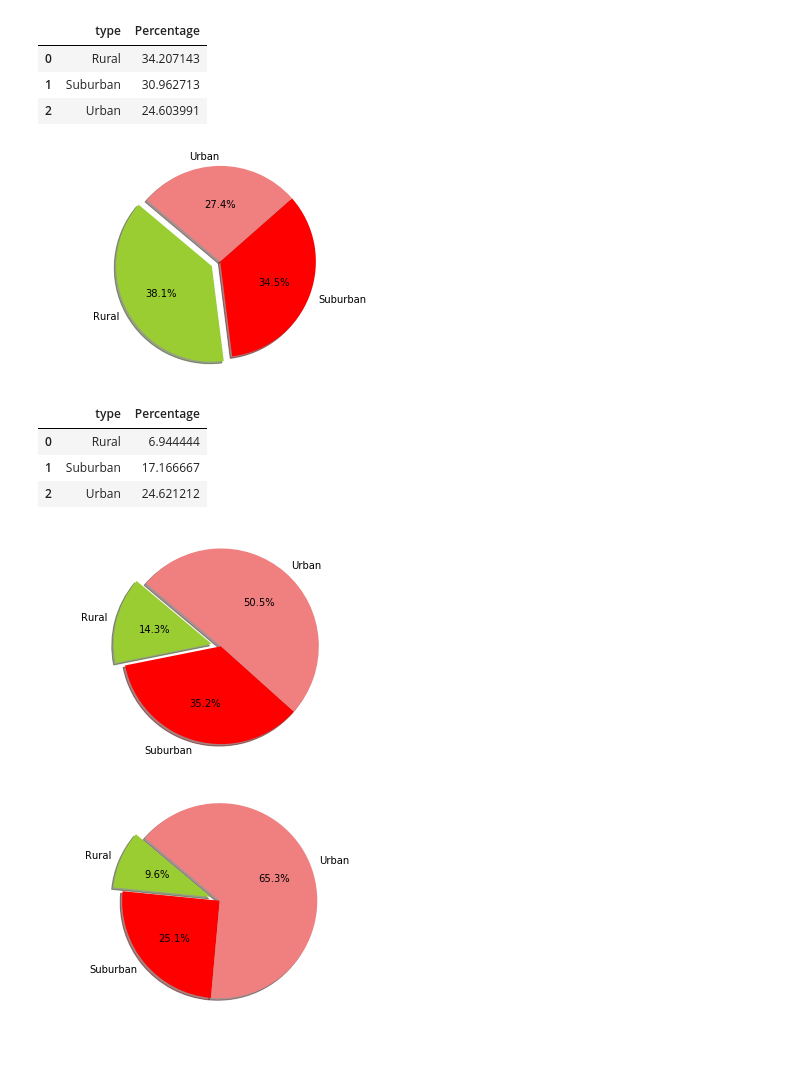
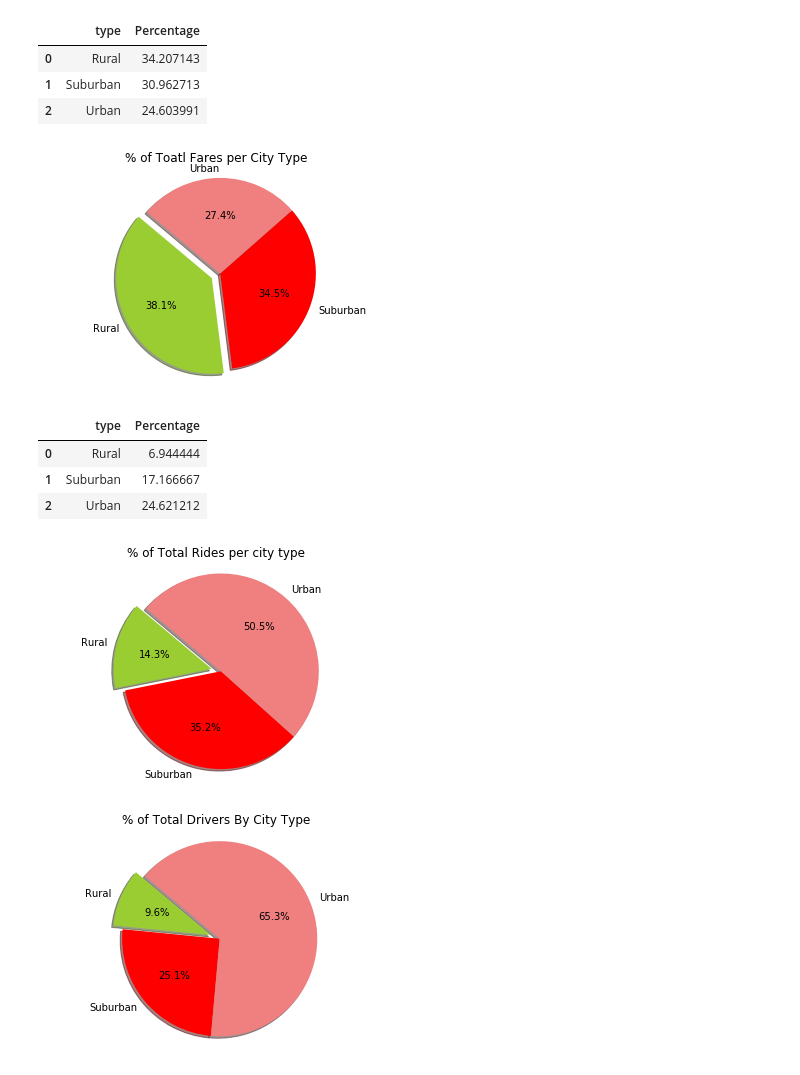
Before and after one commit to anujpandya3105/matplotlibAssigment, a Jupyter notebook: Pyber2.ipynb, the cells around one changed output. Cells and saved outputs as stored; diff of their text form; code cells hidden in the pictures; blank space fills up the shorter version.

```diff
--- a/Pyber2.ipynb
+++ b/Pyber2.ipynb
@@ -175,14 +175,16 @@ new_group_fares_by_city_type_summary.head()
 # %%
 colors = ["yellowgreen", "red", "lightcoral"]
 explode = (0.1, 0, 0)
 plt.pie(new_group_fares_by_city_type_summary['Percentage'], explode=explode, labels=new_group_fares_by_city_type_summary['type'], colors=colors,
         autopct="%1.1f%%", shadow=True, startangle=140)
 # Tells matplotlib that we want a pie chart with equal axes
 plt.axis("equal")
 
+plt.title("% of Total Fares per City Type")
+
 plt.show()
 # %% [output]
-[figure, old version]
+[figure, new version]
 # %%
 #Total Rides per city type
 
@@ -211,9 +213,11 @@ plt.pie(new_group_rides_by_city_type_summary['Percentage'], explode=explode, lab
 # Tells matplotlib that we want a pie chart with equal axes
 plt.axis("equal")
 
+plt.title("% of Total Rides per city type")
+
 plt.show()
 # %% [output]
-[figure, old version]
+[figure, new version]
 # %%
 #
 #Total Drivers per city type
@@ -240,6 +244,8 @@ plt.pie(new_group_drivers_by_city_type_summary['Percentage'], explode=explode, l
 # Tells matplotlib that we want a pie chart with equal axes
 plt.axis("equal")
 
+plt.title("% of Total Drivers By City Type")
+
 plt.show()
 # %% [output]
-[figure, old version]
+[figure, new version]
```
